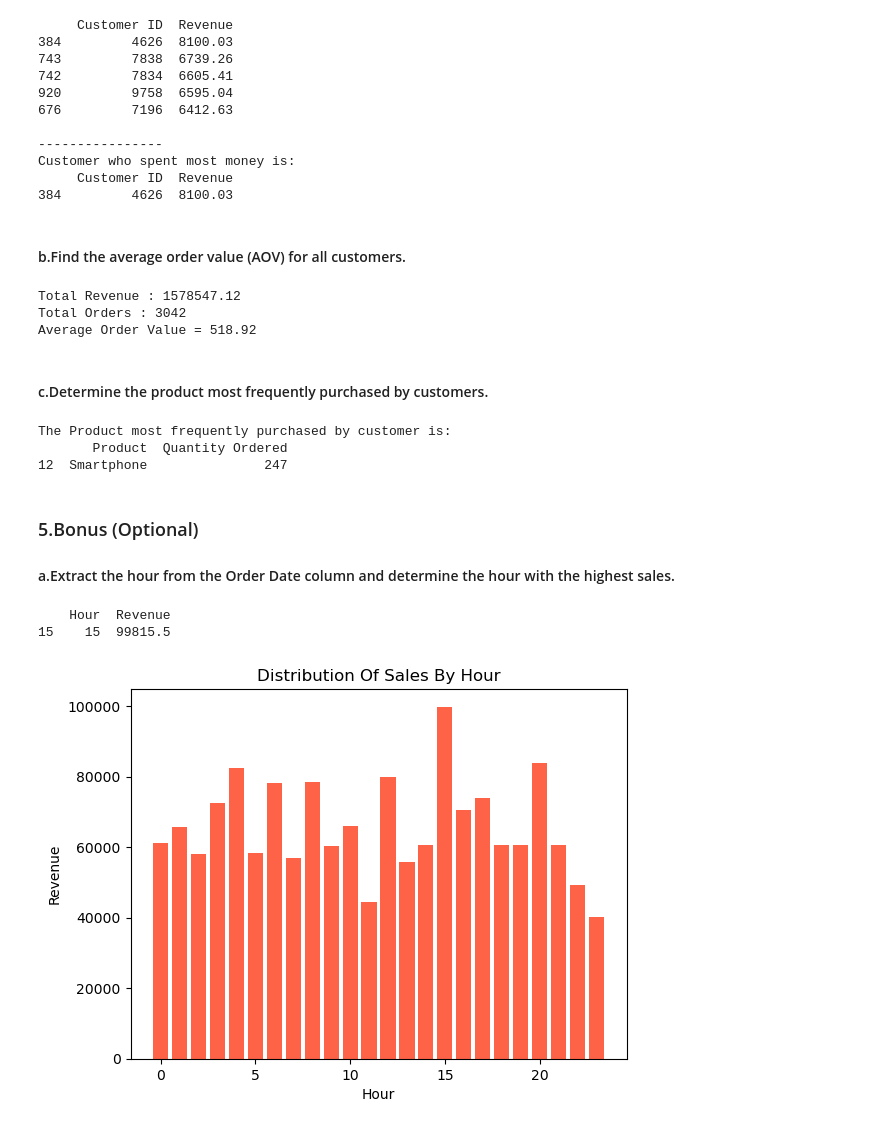
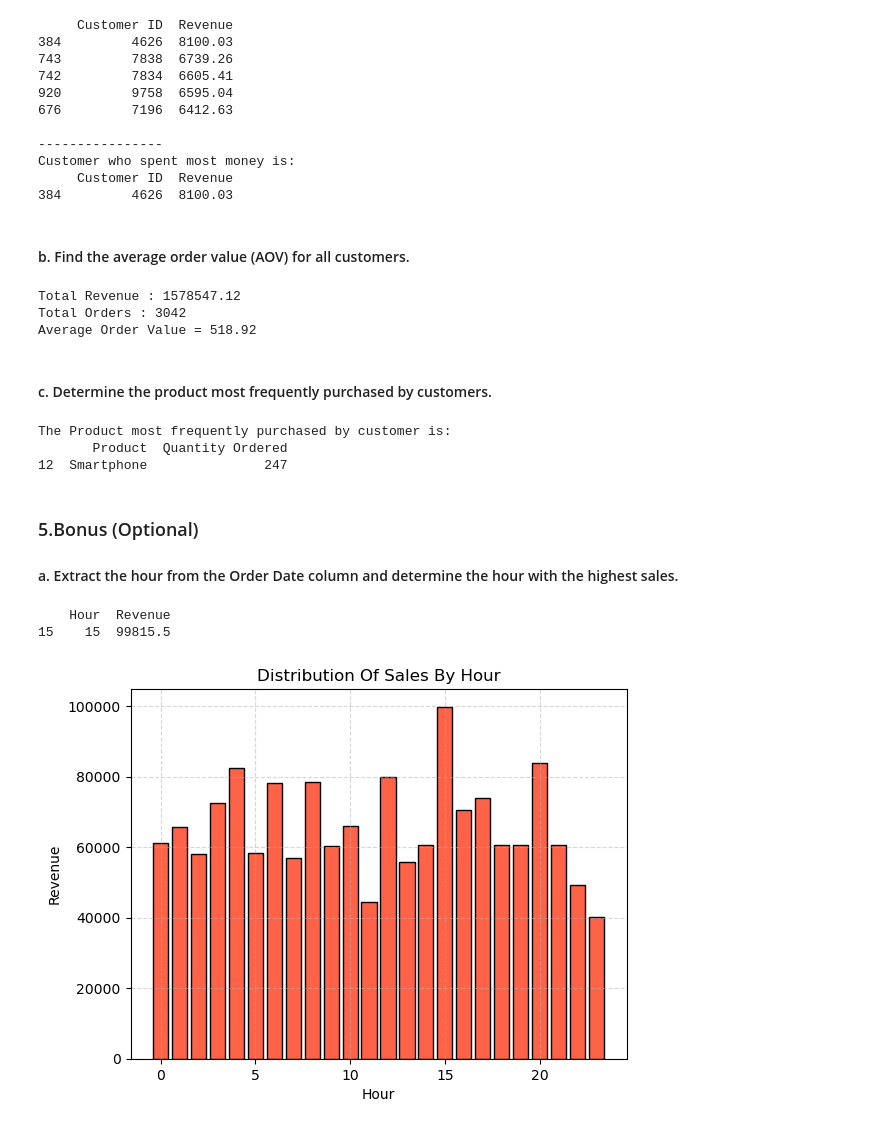
Before and after one commit to MinalKulkarni07/Python, a Jupyter notebook: Python Assignments/Case study(Sales Analysis).ipynb, the cells around one changed output. Cells and saved outputs as stored; diff of their text form; code cells hidden in the pictures.

```diff
--- a/Python Assignments/Case study(Sales Analysis).ipynb
+++ b/Python Assignments/Case study(Sales Analysis).ipynb
@@ -230,5 +280,5 @@ Customer who spent most money is:
      Customer ID  Revenue
 384         4626  8100.03
 # %% [markdown]
-#### b.Find the average order value (AOV) for all customers.
+#### b. Find the average order value (AOV) for all customers.
 # %%
@@ -243,5 +302,5 @@ Total Revenue : 1578547.12
 Total Orders : 3042
 Average Order Value = 518.92
 # %% [markdown]
-#### c.Determine the product most frequently purchased by customers.
+#### c. Determine the product most frequently purchased by customers.
 # %%
@@ -255,5 +320,5 @@ The Product most frequently purchased by customer is:
 12  Smartphone               247
 # %% [markdown]
 ### 5.Bonus (Optional)
-#### a.Extract the hour from the Order Date column and determine the hour with the highest sales.
+#### a. Extract the hour from the Order Date column and determine the hour with the highest sales.
 # %%
@@ -265,10 +336,13 @@ print(hour_with_highest_sales)
     Hour  Revenue
 15    15  99815.5
 # %%
-plt.bar(highest_sales_hour['Hour'], highest_sales_hour['Revenue'], color='tomato')
+# Creating a bar chart to visualize total revenue for each hour of the day
+plt.bar(highest_sales_hour['Hour'], highest_sales_hour['Revenue'], color='tomato', edgecolor='black') # Adding color of the bar and edgecolor of the bar
 plt.title("Distribution Of Sales By Hour")
 plt.xlabel('Hour')
 plt.ylabel('Revenue')
+plt.grid(True, linestyle='--', alpha=0.5)
+
 plt.show()
 # %% [output]
-[figure, old version]
+[figure, new version]
```
Also changed, not shown: parts of 33 cells of this notebook.
